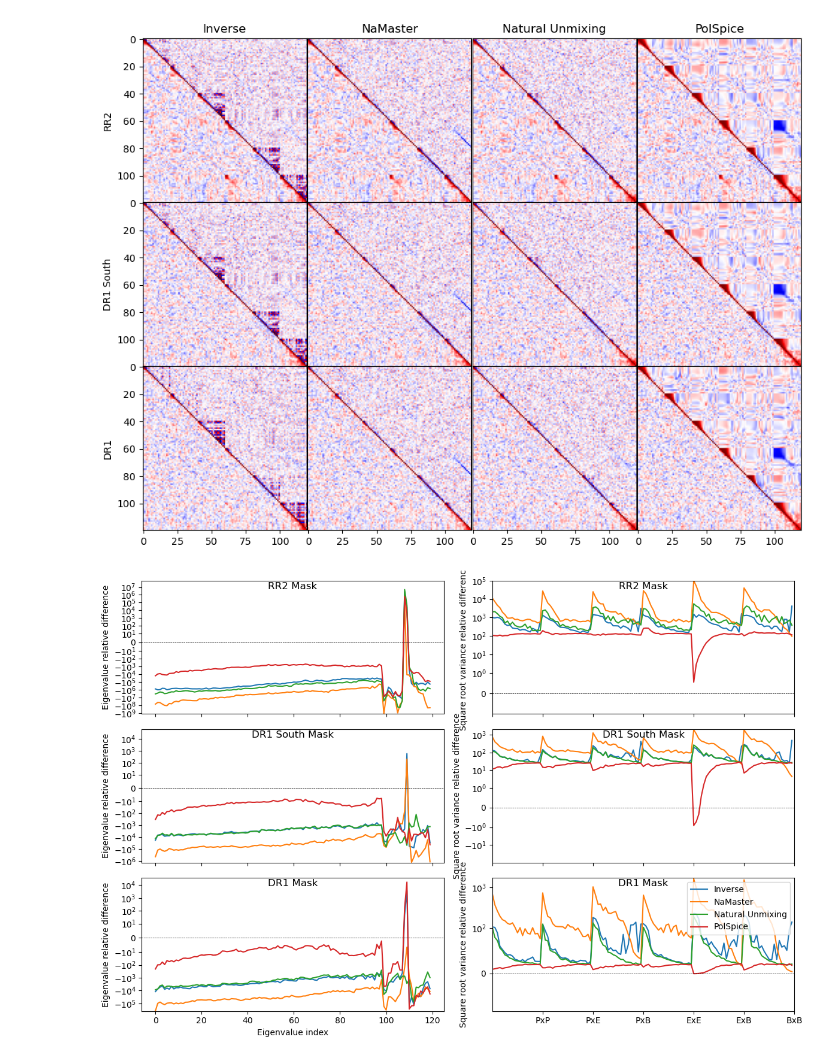
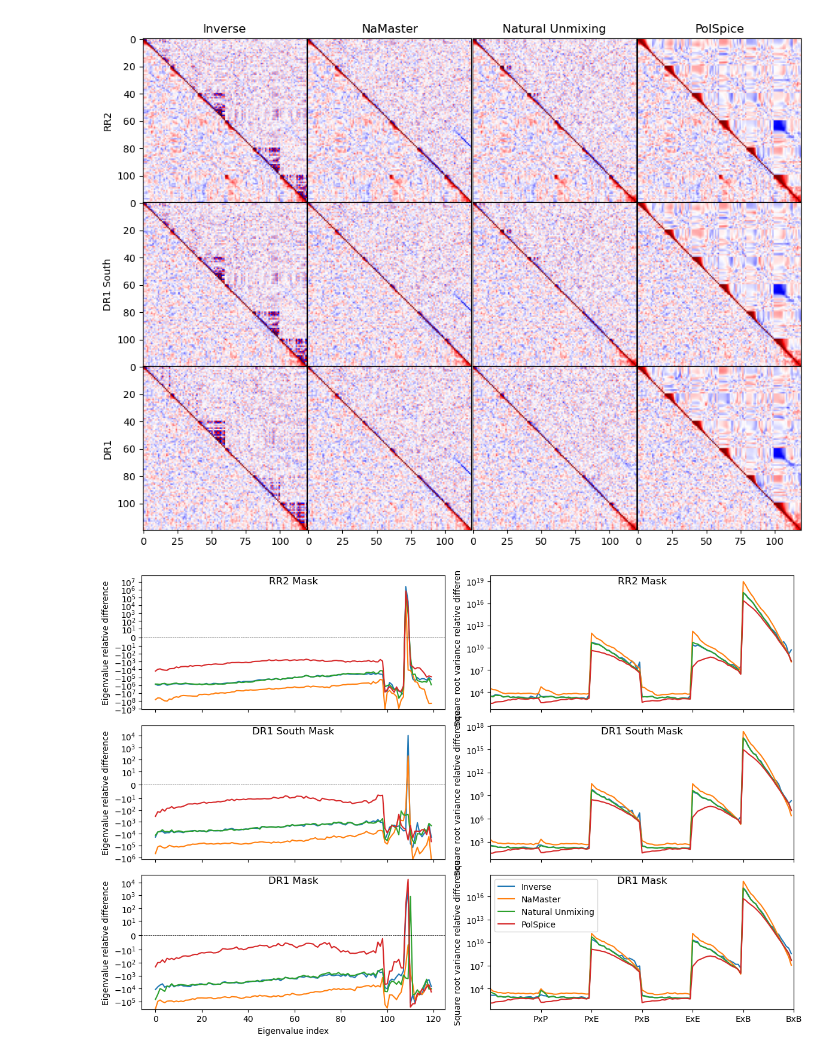
Before and after one commit to JaimeRZP/GLASS_cov_challenge, a Jupyter notebook: unmixing_comparison.ipynb, the cells around one changed output. Drawn from its saved outputs; the diff is of its cells as text; code cells hidden in the pictures.

```diff
--- a/unmixing_comparison.ipynb
+++ b/unmixing_comparison.ipynb
@@ -315,12 +609,0 @@ patch_svd = np.linalg.svd(patch_mixmat["POS", "POS", 1, 1].array, compute_uv=Fal
-# %%
-f = rr2_svd/ rr2_svd[0]
-plt.plot(f, label='RR2 Mask')
-f = dr1_svd/ dr1_svd[0]
-plt.plot(f, label='DR1 Mask')
-f = patch_svd/ patch_svd[0]
-plt.plot(f, label='DR1 South Mask')
-plt.yscale('log')
-plt.legend()
-plt.xlim([0, 1500])
-plt.xlabel('Singular value index')
-plt.ylabel('Singular value')
@@ -853,6 +778,11 @@ patch_nu_cqs_m = get_cls_mean(patch_nu_cqs)
 patch_pols_cqs_m = get_cls_mean(patch_pols_cqs)
 patch_nmt_cqs_m = get_cls_mean(patch_nmt_cqs)
 # %%
+## full_sky covariances
+full_sky_ensemble_cov = heracles.read(f"dummy/covs/cov_cls_l1max_{lmax}_l2max_{lmax_mask}.fits")
+full_sky_ensemble_covqq = heracles.read(f"dummy/covs/cov_cqs_l1max_{lmax}_l2max_{lmax_mask}.fits")
+full_sky_flat_ensemble_cov = dices.flatten(full_sky_ensemble_covqq)
+
 ## half_sky covariances
 rr2_ensemble_cov = heracles.read(f"rr2/covs/cov_cls_l1max_{lmax}_l2max_{lmax_mask}.fits")
 rr2_ensemble_covqq = heracles.read(f"rr2/covs/cov_cqs_l1max_{lmax}_l2max_{lmax_mask}.fits")
@@ -1080,22 +1010,21 @@ axes[0, 0].set_yscale('symlog', linthresh=1e1)
 axes[0, 0].set_ylabel('Eigenvalue relative difference')
 axes[0, 0].set_title('RR2 Mask', y=0.9)
 
-ens_err = np.sqrt(np.diag(rr2_flat_ensemble_cov))
+ens_err = np.sqrt(np.diag(full_sky_flat_ensemble_cov))*fsky_rr2
 inv_ens_err = np.sqrt(np.diag(rr2_flat_inv_ensemble_cov))
 nmt_ens_err = np.sqrt(np.diag(rr2_flat_nmt_ensemble_cov))
 nu_ens_err = np.sqrt(np.diag(rr2_flat_nu_ensemble_cov))
 pols_ens_err = np.sqrt(np.diag(rr2_flat_pols_ensemble_cov))
 
-axes[0, 1].plot((inv_ens_err-ens_err)/ens_err, label='Inverse')
-axes[0, 1].plot((nmt_ens_err-ens_err)/ens_err, label='NaMaster')
-axes[0, 1].plot((nu_ens_err-ens_err)/ens_err, label='Natural Unmixing')
-axes[0, 1].plot((pols_ens_err-ens_err)/ens_err, label='PolSpice')
+axes[0, 1].plot(inv_ens_err/ens_err, label='Inverse')
+axes[0, 1].plot(nmt_ens_err/ens_err, label='NaMaster')
+axes[0, 1].plot(nu_ens_err/ens_err, label='Natural Unmixing')
+axes[0, 1].plot(pols_ens_err/ens_err, label='PolSpice')
 
 axes[0, 1].axhline(0, color='k', linestyle='--', linewidth=0.5)
-axes[0, 1].set_ylim(-1e0, 1e5)
 axes[0, 1].set_ylabel('Square root variance relative difference')
 axes[0, 1].set_xlim(0, 120)
-axes[0, 1].set_yscale('symlog', linthresh=1e0)
+axes[0, 1].set_yscale('log')
 axes[0, 1].set_xticklabels([])
 axes[0, 1].set_title('RR2 Mask', y=0.9)
 
@@ -1121,21 +1050,21 @@ axes[1, 0].set_yscale('symlog', linthresh=1e1)
 axes[1, 0].set_ylabel('Eigenvalue relative difference')
 axes[1, 0].set_title('DR1 South Mask', y=0.9)
 
-ens_err = np.sqrt(np.diag(patch_flat_ensemble_cov))
+ens_err = np.sqrt(np.diag(full_sky_flat_ensemble_cov))*fsky_patch
 inv_ens_err = np.sqrt(np.diag(patch_flat_inv_ensemble_cov))
 nmt_ens_err = np.sqrt(np.diag(patch_flat_nmt_ensemble_cov))
 nu_ens_err = np.sqrt(np.diag(patch_flat_nu_ensemble_cov))
 pols_ens_err = np.sqrt(np.diag(patch_flat_pols_ensemble_cov))
 
-axes[1, 1].plot((inv_ens_err-ens_err)/ens_err, label='Inverse')
-axes[1, 1].plot((nmt_ens_err-ens_err)/ens_err, label='NaMaster')
-axes[1, 1].plot((nu_ens_err-ens_err)/ens_err, label='Natural Unmixing')
-axes[1, 1].plot((pols_ens_err-ens_err)/ens_err, label='PolSpice')
+axes[1, 1].plot(inv_ens_err/ens_err, label='Inverse')
+axes[1, 1].plot(nmt_ens_err/ens_err, label='NaMaster')
+axes[1, 1].plot(nu_ens_err/ens_err, label='Natural Unmixing')
+axes[1, 1].plot(pols_ens_err/ens_err, label='PolSpice')
 
 axes[1, 1].axhline(0, color='k', linestyle='--', linewidth=0.5)
 axes[1, 1].set_ylabel('Square root variance relative difference')
 axes[1, 1].set_xlim(0, 120)
-axes[1, 1].set_yscale('symlog', linthresh=1e0)
+axes[1, 1].set_yscale('log')
 axes[1, 1].set_xticklabels([])
 axes[1, 1].set_title('DR1 South Mask', y=0.9)
 
@@ -1151,40 +1080,40 @@ eig_pols_ens_sorted = np.sort(np.linalg.eigvalsh(dr1_flat_pols_ensemble_cov))[::
 
 axes[2, 0].plot(1 - eig_inv_ens_sorted/eig_ens_sorted, label='Inverse')
 axes[2, 0].plot(1 - eig_nmt_ens_sorted/eig_ens_sorted, label='NaMaster')
 axes[2, 0].plot(1 - eig_nu_ens_sorted/eig_ens_sorted, label='Natural Unmixing')
 axes[2, 0].plot(1 - eig_pols_ens_sorted/eig_ens_sorted, label='PolSpice')
 
 axes[2, 0].axhline(0, color='k', linestyle='--', linewidth=0.5)
 axes[2, 0].set_yscale('symlog', linthresh=1e1)
 axes[2, 0].set_ylabel('Eigenvalue relative difference')
 axes[2, 0].set_title('DR1 Mask', y=0.9)
 axes[2, 0].set_xlabel("Eigenvalue index")
 
-ens_err = np.sqrt(np.diag(dr1_flat_ensemble_cov))
+ens_err = np.sqrt(np.diag(full_sky_flat_ensemble_cov))*fsky_rr2
 inv_ens_err = np.sqrt(np.diag(dr1_flat_inv_ensemble_cov))
 nmt_ens_err = np.sqrt(np.diag(dr1_flat_nmt_ensemble_cov))
 nu_ens_err = np.sqrt(np.diag(dr1_flat_nu_ensemble_cov))
 pols_ens_err = np.sqrt(np.diag(dr1_flat_pols_ensemble_cov))
 
-axes[2, 1].plot((inv_ens_err-ens_err)/ens_err, label='Inverse')
-axes[2, 1].plot((nmt_ens_err-ens_err)/ens_err, label='NaMaster')
-axes[2, 1].plot((nu_ens_err-ens_err)/ens_err, label='Natural Unmixing')
-axes[2, 1].plot((pols_ens_err-ens_err)/ens_err, label='PolSpice')
+axes[2, 1].plot(inv_ens_err/ens_err, label='Inverse')
+axes[2, 1].plot(nmt_ens_err/ens_err, label='NaMaster')
+axes[2, 1].plot(nu_ens_err/ens_err, label='Natural Unmixing')
+axes[2, 1].plot(pols_ens_err/ens_err, label='PolSpice')
 
 axes[2, 1].axhline(0, color='k', linestyle='--', linewidth=0.5)
 axes[2, 1].set_ylabel('Square root variance relative difference')
 axes[2, 1].set_xlim(0, 120)
-axes[2, 1].set_yscale('symlog', linthresh=1e2)
+axes[2, 1].set_yscale('log')
 axes[2, 1].set_xticks(np.arange(20, 121, 20))
 axes[2, 1].set_xticklabels(["PxP", "PxE", "PxB", "ExE", "ExB", "BxB"])
 axes[2, 1].set_title('DR1 Mask', y=0.9)
 axes[2, 1].legend()
 
 plt.tight_layout()
 plt.show()
 fig.savefig(f'/home/jaimerzp/Desktop/mixing_mat_plots/cov_comp.pdf', bbox_inches='tight')
 # %% [output]
-[figure, old version]
+[figure, new version]
 # %%
 fig, ax = plt.subplots(6, 4, figsize=(14, 8),
                        gridspec_kw={"height_ratios": [3, 1, 3, 1, 3, 1]})
```
Also changed, not shown: parts of 39 cells of this notebook, 4 other files.
